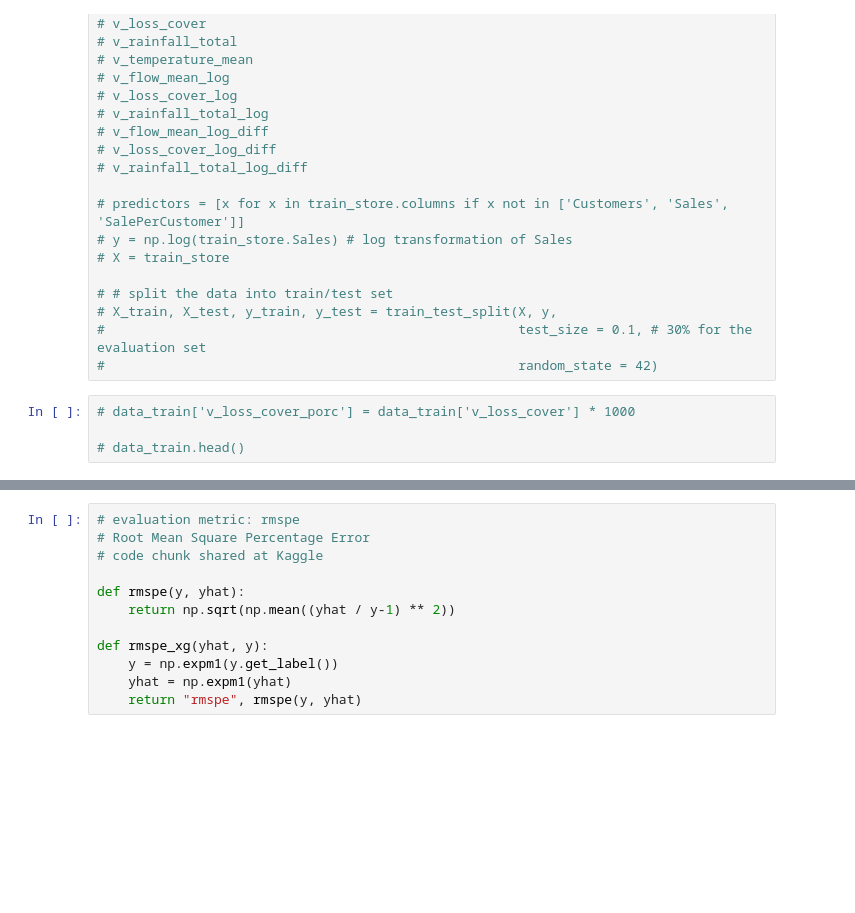
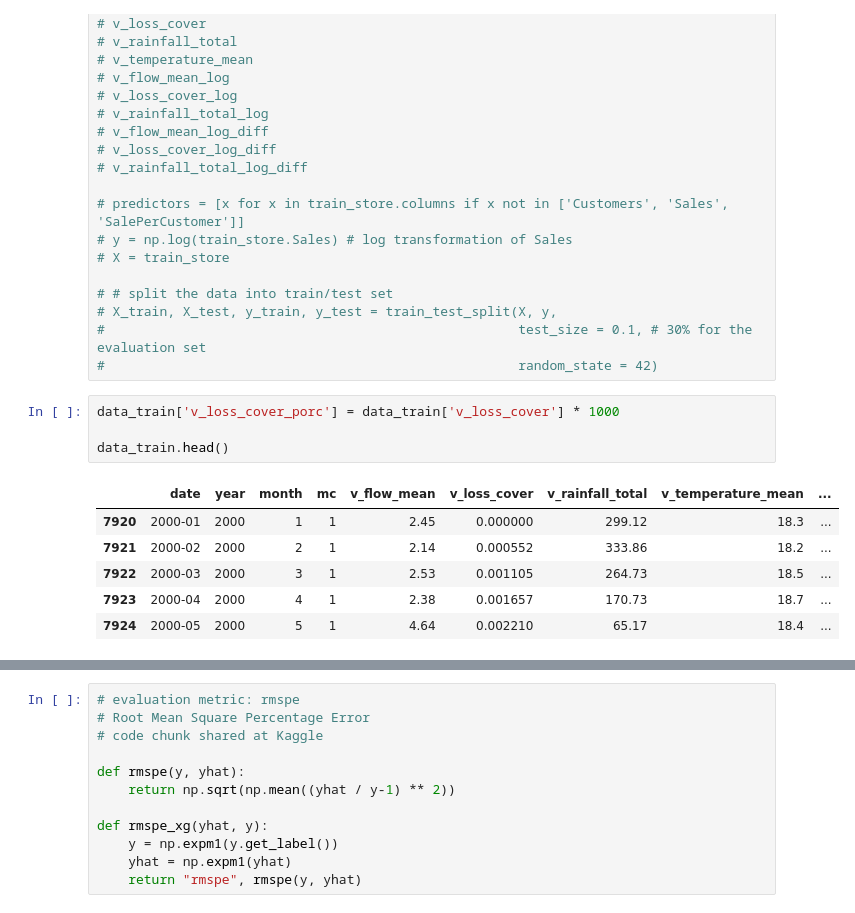
Before and after one commit to dechontaduro/DS4All_2020_Team28_Project, a Jupyter notebook: model/Multivariate_time_series_XGBoost.ipynb, the cells around one changed output, grey strips where cells are left out. Saved outputs shown, nothing was run; the diff lists cells and outputs as text; blank space fills up the shorter version.

```diff
--- a/model/Multivariate_time_series_XGBoost.ipynb
+++ b/model/Multivariate_time_series_XGBoost.ipynb
@@ -243,7 +243,14 @@ Additional advantages of this algorythm are:
 #                                                     test_size = 0.1, # 30% for the evaluation set
 #                                                     random_state = 42)
 # %%
-# data_train['v_loss_cover_porc'] = data_train['v_loss_cover'] * 1000
+data_train['v_loss_cover_porc'] = data_train['v_loss_cover'] * 1000
 
-# data_train.head()
+data_train.head()
+# %% [output]
+|  | date | year | month | mc | v_flow_mean | v_loss_cover | v_rainfall_total | v_temperature_mean | ... |
+| 7920 | 2000-01 | 2000 | 1 | 1 | 2.45 | 0.000000 | 299.12 | 18.3 | ... |
+| 7921 | 2000-02 | 2000 | 2 | 1 | 2.14 | 0.000552 | 333.86 | 18.2 | ... |
+| 7922 | 2000-03 | 2000 | 3 | 1 | 2.53 | 0.001105 | 264.73 | 18.5 | ... |
+| 7923 | 2000-04 | 2000 | 4 | 1 | 2.38 | 0.001657 | 170.73 | 18.7 | ... |
+| 7924 | 2000-05 | 2000 | 5 | 1 | 4.64 | 0.002210 | 65.17 | 18.4 | ... |
 # %%
```
Also changed, not shown: parts of 11 cells of this notebook, 4 other files.
